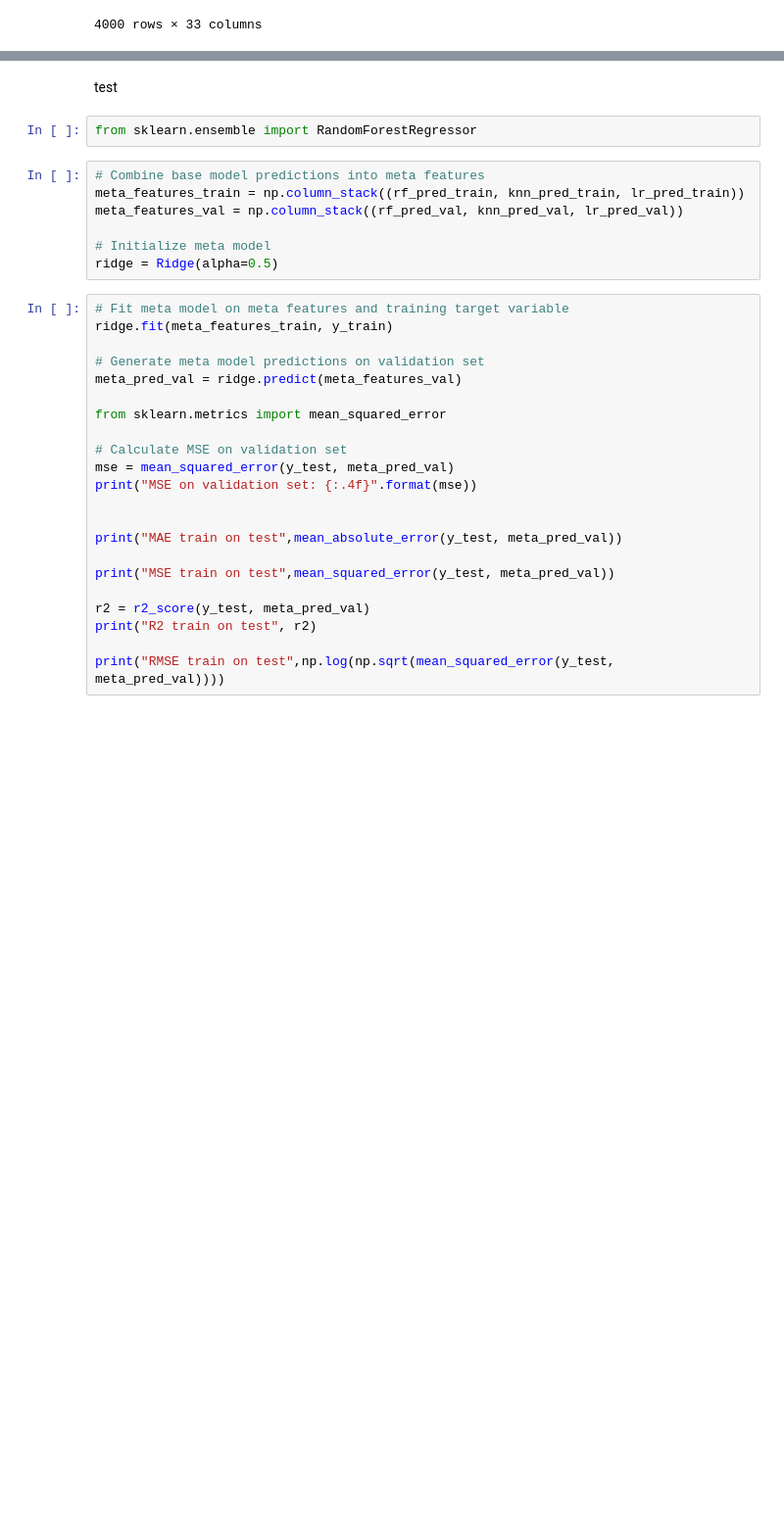
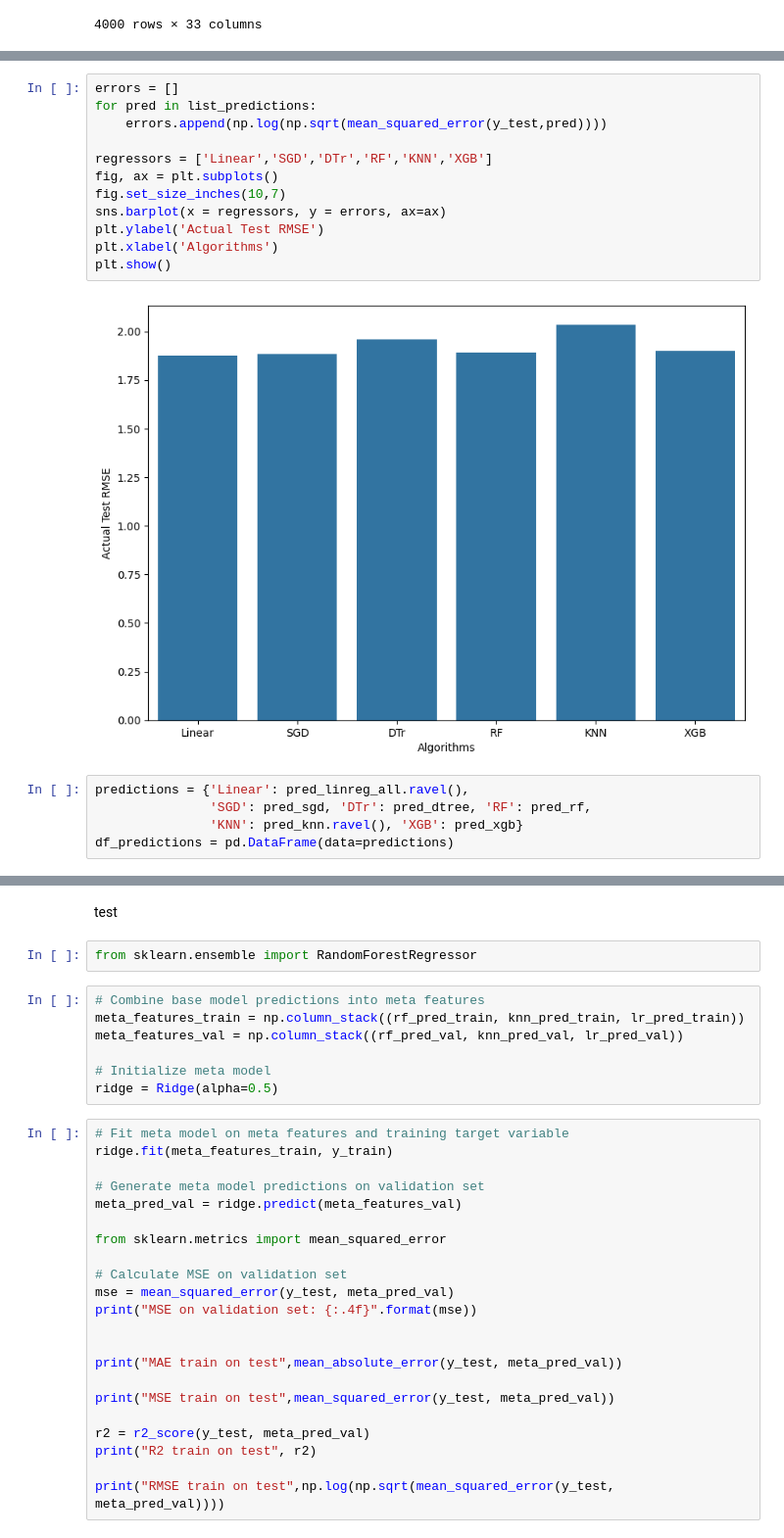
Before and after one commit to MayerT1/Forest_Structure_Function_Module, a Jupyter notebook: Meta_model_approach.ipynb, the cells around one changed output, grey strips where cells are left out. Shown at 98% size. Drawn from its saved outputs; the diff is of its cells as text; blank space fills up the shorter version.

```diff
--- a/Meta_model_approach.ipynb
+++ b/Meta_model_approach.ipynb
@@ -214,0 +463,19 @@ x_test
+# %%
+errors = []
+for pred in list_predictions:
+    errors.append(np.log(np.sqrt(mean_squared_error(y_test,pred))))
+
+regressors = ['Linear','SGD','DTr','RF','KNN','XGB']
+fig, ax = plt.subplots()
+fig.set_size_inches(10,7)
+sns.barplot(x = regressors, y = errors, ax=ax)
+plt.ylabel('Actual Test RMSE')
+plt.xlabel('Algorithms')
+plt.show()
+# %% [output]
+[figure, added]
+# %%
+predictions = {'Linear': pred_linreg_all.ravel(),
+               'SGD': pred_sgd, 'DTr': pred_dtree, 'RF': pred_rf,
+               'KNN': pred_knn.ravel(), 'XGB': pred_xgb}
+df_predictions = pd.DataFrame(data=predictions)
```
Also changed, not shown: parts of 35 cells of this notebook.
